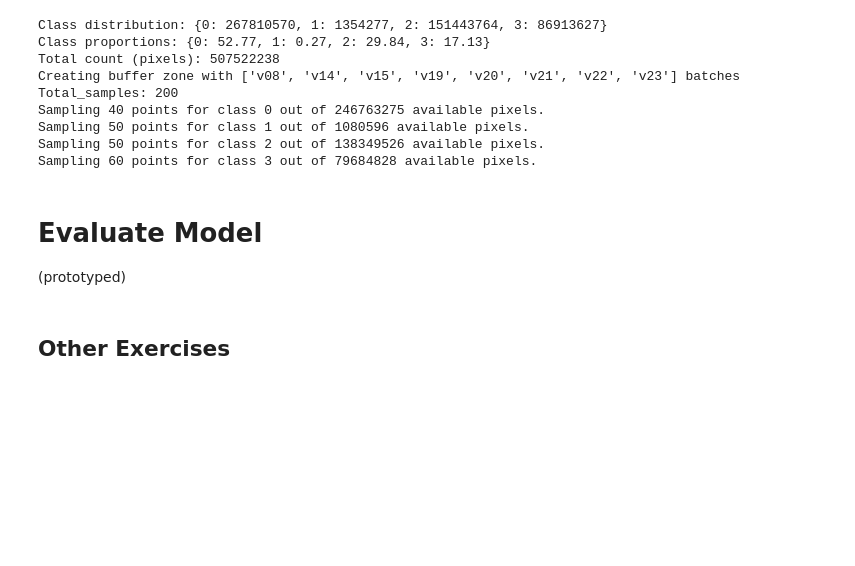
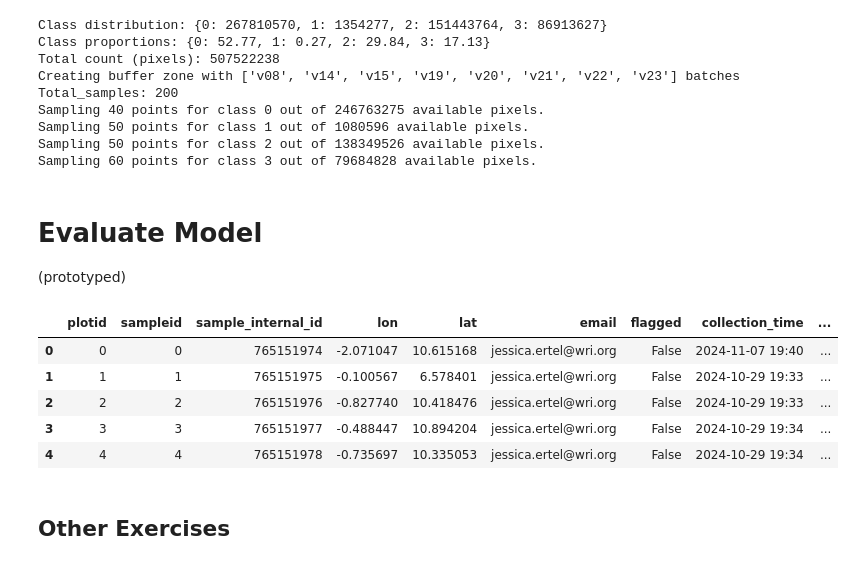
Before and after one commit to wri/plantation_classifier, a Jupyter notebook: notebooks/modeling/validation.ipynb, the cells around one changed output. Cells and saved outputs as stored; diff of their text form; code cells hidden in the pictures; blank space fills up the shorter version.

```diff
--- a/notebooks/modeling/validation.ipynb
+++ b/notebooks/modeling/validation.ipynb
@@ -123,6 +198,19 @@ Sampling 60 points for class 3 out of 79684828 available pixels.
 # Evaluate Model
 
 (prototyped)
+# %%
+## first testing this with jessica only
+js = pd.read_csv(f'../../data/validation/ceo-plantations-validation-jessica.csv')
+js2 = pd.read_csv(f'../../data/validation/ceo-plantations-validation2-jessica.csv')
+# %%
+js.head()
+# %% [output]
+|  | plotid | sampleid | sample_internal_id | lon | lat | email | flagged | collection_time | ... |
+| 0 | 0 | 0 | 765151974 | -2.071047 | 10.615168 | jessica.ertel@wri.org | False | 2024-11-07 19:40 | ... |
+| 1 | 1 | 1 | 765151975 | -0.100567 | 6.578401 | jessica.ertel@wri.org | False | 2024-10-29 19:33 | ... |
+| 2 | 2 | 2 | 765151976 | -0.827740 | 10.418476 | jessica.ertel@wri.org | False | 2024-10-29 19:33 | ... |
+| 3 | 3 | 3 | 765151977 | -0.488447 | 10.894204 | jessica.ertel@wri.org | False | 2024-10-29 19:34 | ... |
+| 4 | 4 | 4 | 765151978 | -0.735697 | 10.335053 | jessica.ertel@wri.org | False | 2024-10-29 19:34 | ... |
 # %%
 # Load the model
 model_path = os.path.join(RESULTS_FOLDER, "model_SI_LULC.pkl")
```
Also changed, not shown: parts of 6 cells of this notebook.
